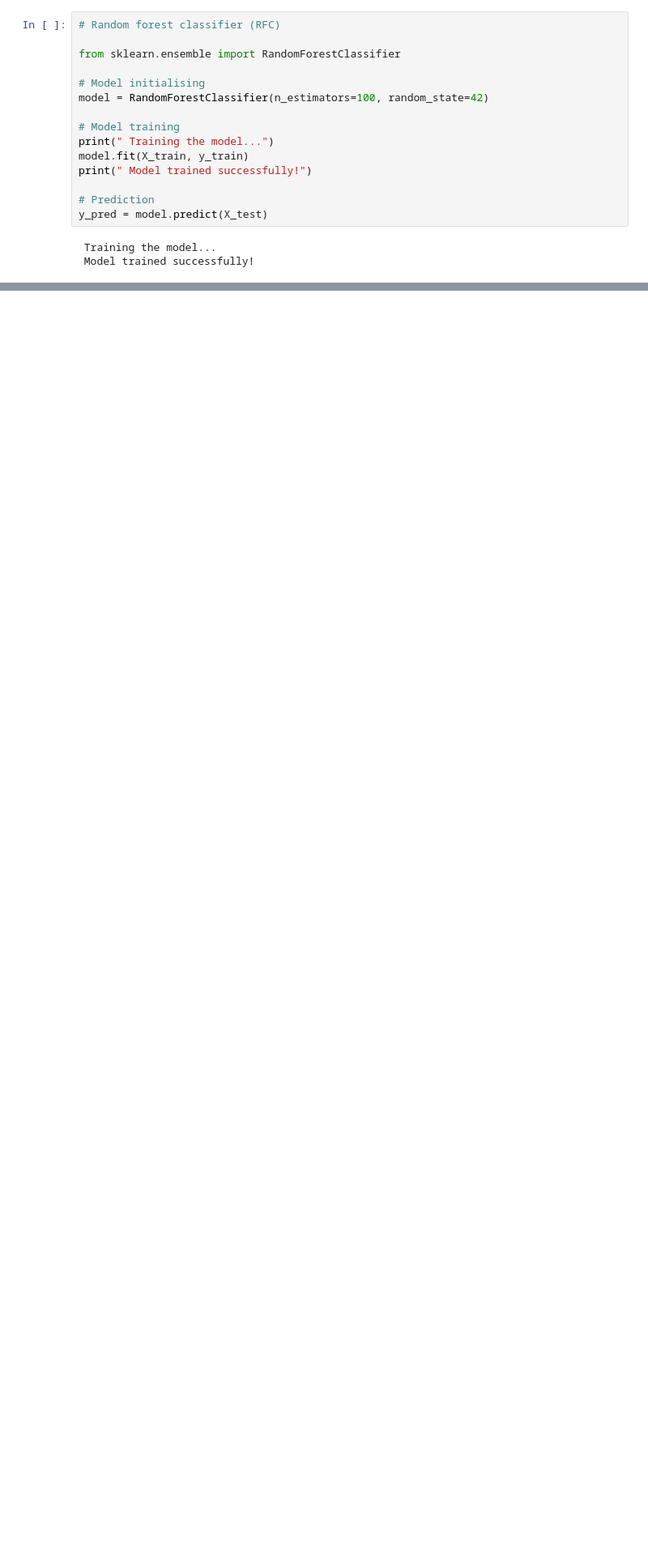
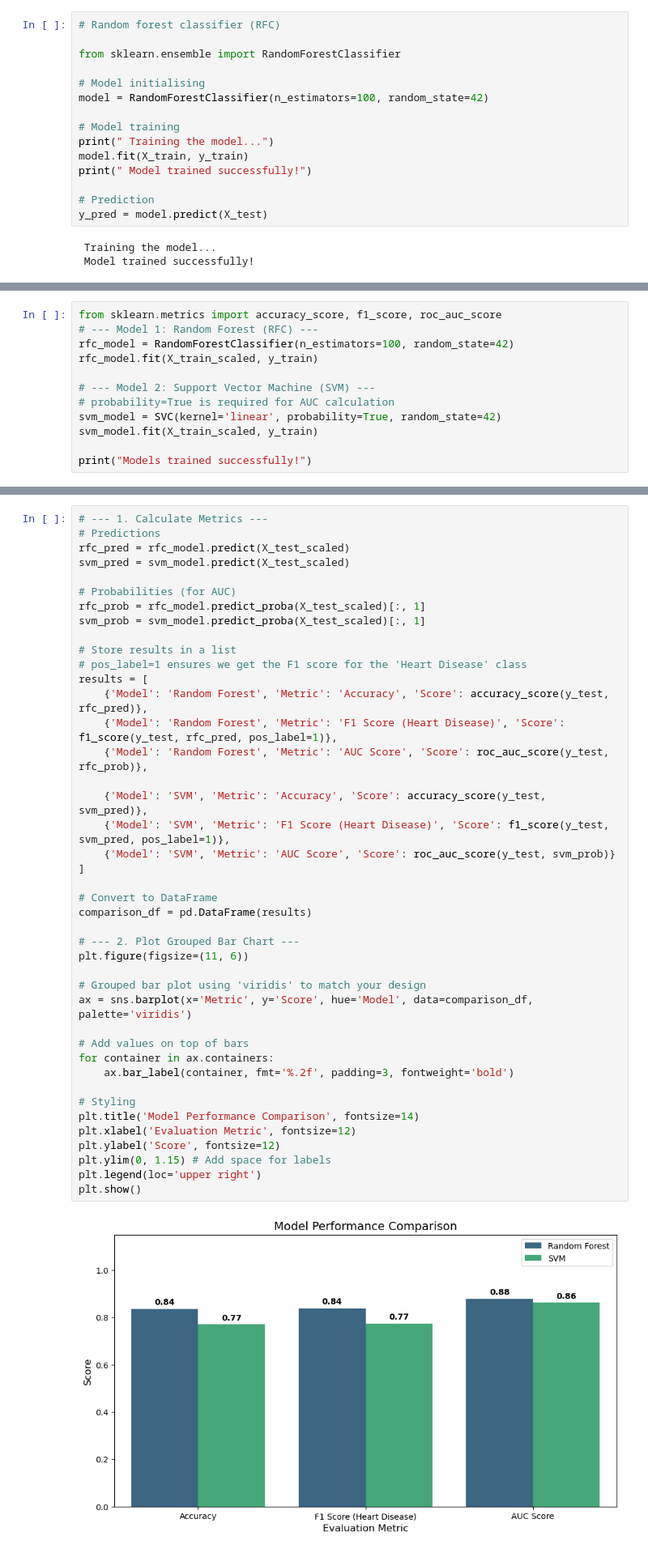
Before and after one commit to XPing617/AI-Assignment, a Jupyter notebook: AI Assignment/Heart_Desease_Prediction.ipynb, the cells around one changed output, grey strips where cells are left out. Shown: that part at 81% size. Drawn from its saved outputs; the diff is of its cells as text; blank space fills up the shorter version.

```diff
--- a/AI Assignment/Heart_Desease_Prediction.ipynb
+++ b/AI Assignment/Heart_Desease_Prediction.ipynb
@@ -300,0 +435,12 @@ dtype: float64
+# %%
+from sklearn.metrics import accuracy_score, f1_score, roc_auc_score
+# --- Model 1: Random Forest (RFC) ---
+rfc_model = RandomForestClassifier(n_estimators=100, random_state=42)
+rfc_model.fit(X_train_scaled, y_train)
+
+# --- Model 2: Support Vector Machine (SVM) ---
+# probability=True is required for AUC calculation
+svm_model = SVC(kernel='linear', probability=True, random_state=42)
+svm_model.fit(X_train_scaled, y_train)
+
+print("Models trained successfully!")
@@ -300,0 +449,44 @@ dtype: float64
+# %%
+# --- 1. Calculate Metrics ---
+# Predictions
+rfc_pred = rfc_model.predict(X_test_scaled)
+svm_pred = svm_model.predict(X_test_scaled)
+
+# Probabilities (for AUC)
+rfc_prob = rfc_model.predict_proba(X_test_scaled)[:, 1]
+svm_prob = svm_model.predict_proba(X_test_scaled)[:, 1]
+
+# Store results in a list
+# pos_label=1 ensures we get the F1 score for the 'Heart Disease' class
+results = [
+    {'Model': 'Random Forest', 'Metric': 'Accuracy', 'Score': accuracy_score(y_test, rfc_pred)},
+    {'Model': 'Random Forest', 'Metric': 'F1 Score (Heart Disease)', 'Score': f1_score(y_test, rfc_pred, pos_label=1)},
+    {'Model': 'Random Forest', 'Metric': 'AUC Score', 'Score': roc_auc_score(y_test, rfc_prob)},
+
+    {'Model': 'SVM', 'Metric': 'Accuracy', 'Score': accuracy_score(y_test, svm_pred)},
+    {'Model': 'SVM', 'Metric': 'F1 Score (Heart Disease)', 'Score': f1_score(y_test, svm_pred, pos_label=1)},
+    {'Model': 'SVM', 'Metric': 'AUC Score', 'Score': roc_auc_score(y_test, svm_prob)}
+]
+
+# Convert to DataFrame
+comparison_df = pd.DataFrame(results)
+
+# --- 2. Plot Grouped Bar Chart ---
+plt.figure(figsize=(11, 6))
+
+# Grouped bar plot using 'viridis' to match your design
+ax = sns.barplot(x='Metric', y='Score', hue='Model', data=comparison_df, palette='viridis')
+
+# Add values on top of bars
+for container in ax.containers:
+    ax.bar_label(container, fmt='%.2f', padding=3, fontweight='bold')
+
+# Styling
+plt.title('Model Performance Comparison', fontsize=14)
+plt.xlabel('Evaluation Metric', fontsize=12)
+plt.ylabel('Score', fontsize=12)
+plt.ylim(0, 1.15) # Add space for labels
+plt.legend(loc='upper right')
+plt.show()
+# %% [output]
+[figure, added]
```
Also changed, not shown: parts of 15 cells of this notebook.
